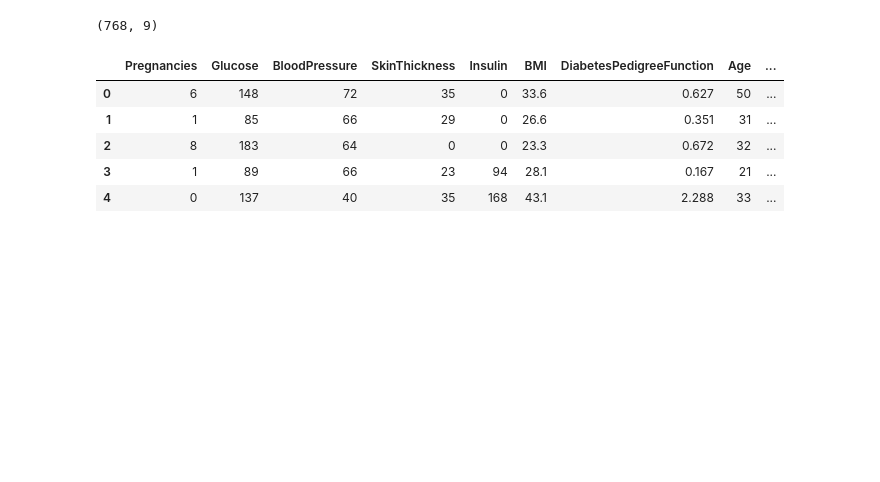
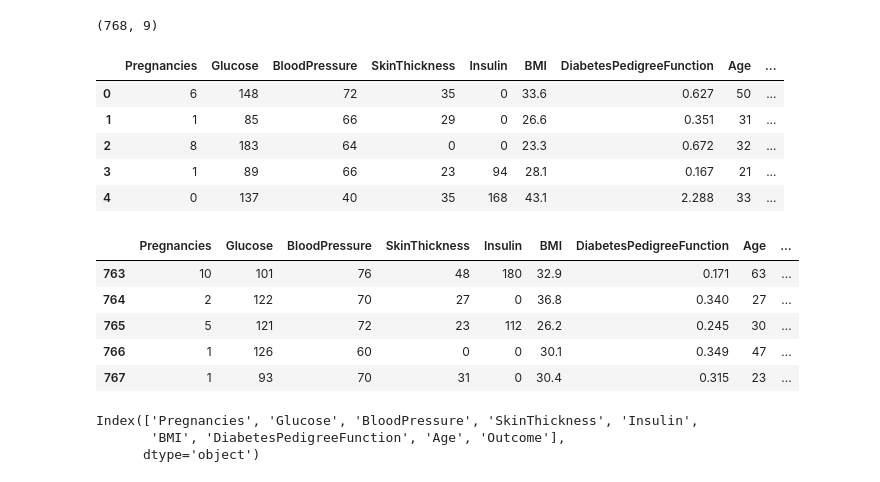
Before and after one commit to TAYKang1008/BAF-17-FRESH-Edu, a Jupyter notebook: 17기_신입교육세션_과제3_강태희.ipynb, the cells around one changed output. Cells and saved outputs as stored; diff of their text form; code cells hidden in the pictures; blank space fills up the shorter version.

```diff
--- a/17기_신입교육세션_과제3_강태희.ipynb
+++ b/17기_신입교육세션_과제3_강태희.ipynb
@@ -32,3 +43,18 @@ df.head()
 | 2 | 8 | 183 | 64 | 0 | 0 | 23.3 | 0.672 | 32 | ... |
 | 3 | 1 | 89 | 66 | 23 | 94 | 28.1 | 0.167 | 21 | ... |
 | 4 | 0 | 137 | 40 | 35 | 168 | 43.1 | 2.288 | 33 | ... |
+# %%
+df.tail()
+# %% [output]
+|  | Pregnancies | Glucose | BloodPressure | SkinThickness | Insulin | BMI | DiabetesPedigreeFunction | Age | ... |
+| 763 | 10 | 101 | 76 | 48 | 180 | 32.9 | 0.171 | 63 | ... |
+| 764 | 2 | 122 | 70 | 27 | 0 | 36.8 | 0.340 | 27 | ... |
+| 765 | 5 | 121 | 72 | 23 | 112 | 26.2 | 0.245 | 30 | ... |
+| 766 | 1 | 126 | 60 | 0 | 0 | 30.1 | 0.349 | 47 | ... |
+| 767 | 1 | 93 | 70 | 31 | 0 | 30.4 | 0.315 | 23 | ... |
+# %%
+df.columns
+# %% [output]
+Index(['Pregnancies', 'Glucose', 'BloodPressure', 'SkinThickness', 'Insulin',
+       'BMI', 'DiabetesPedigreeFunction', 'Age', 'Outcome'],
+      dtype='object')
```
Also changed, not shown: parts of 20 cells of this notebook.
